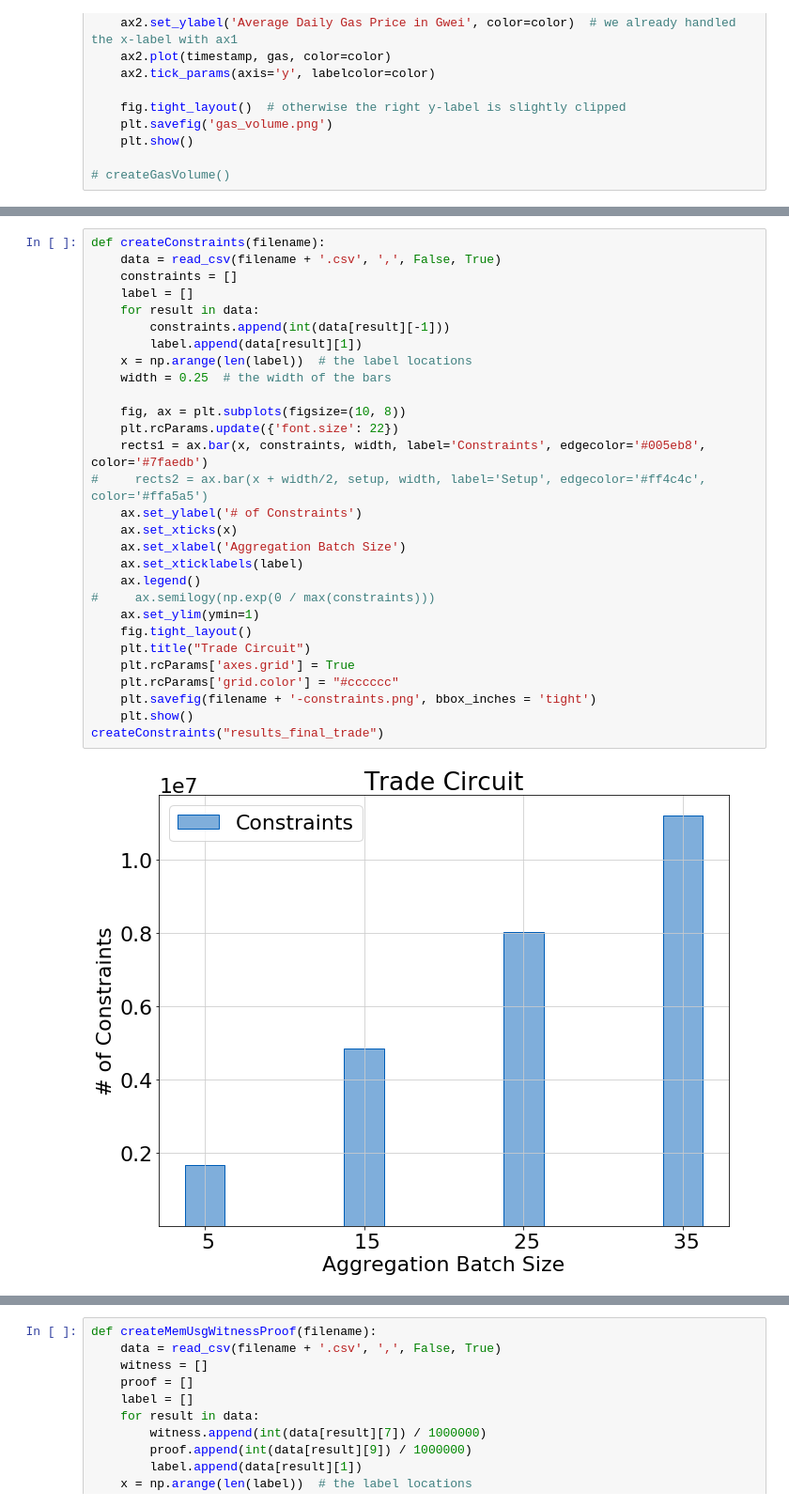
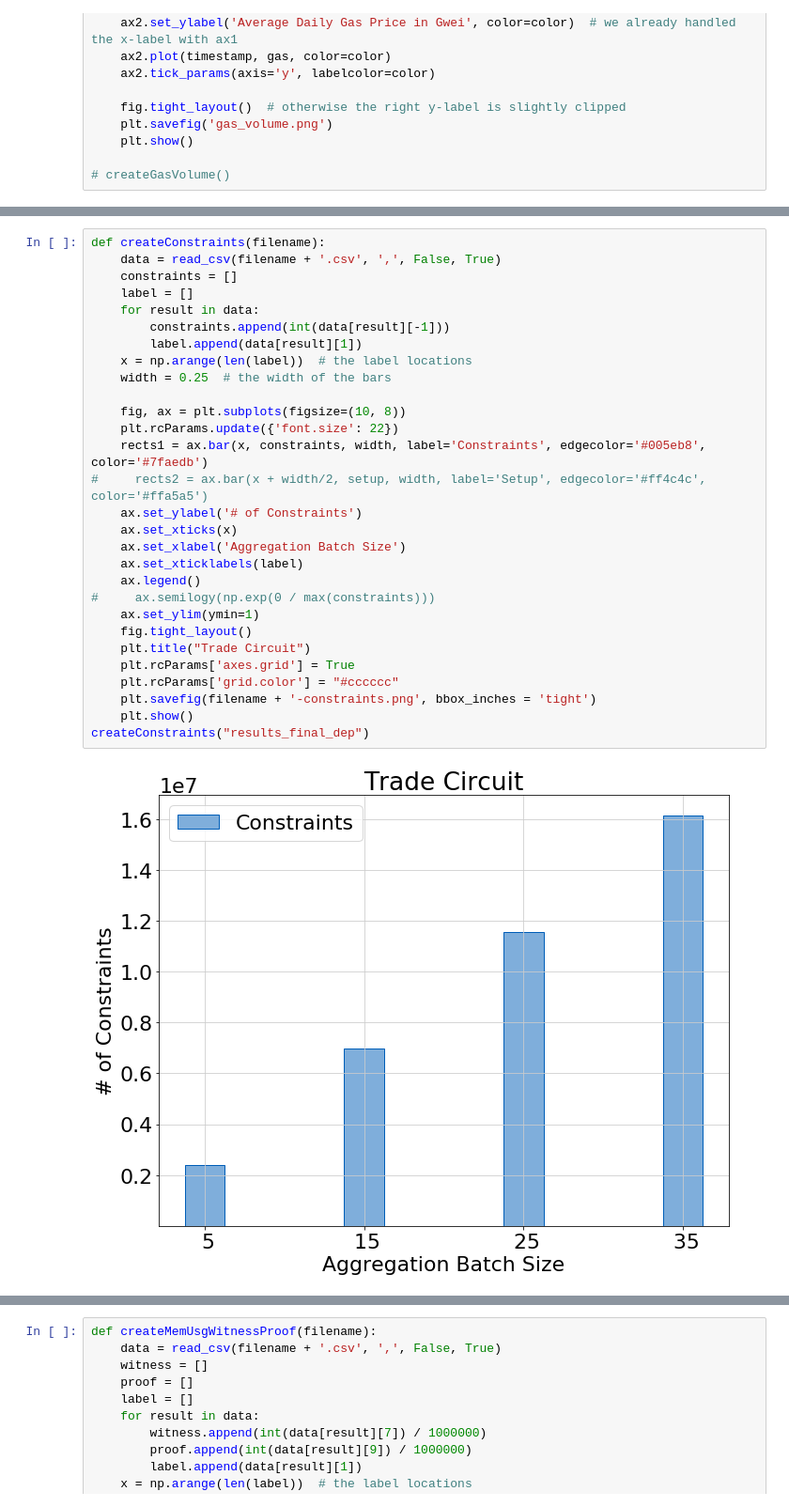
Before and after one commit to petscheit/bachelor, a Jupyter notebook: thesis/diagrams/Diagrams.ipynb, the cells around one changed output, grey strips where cells are left out. Shown: that part at 94% size. Cells and saved outputs as stored; diff of their text form.

```diff
--- a/thesis/diagrams/Diagrams.ipynb
+++ b/thesis/diagrams/Diagrams.ipynb
@@ -136,34 +136,34 @@ createWitnessProofTime("results_final_dep")
 # %%
 def createConstraints(filename):
     data = read_csv(filename + '.csv', ',', False, True)
     constraints = []
     label = []
     for result in data:
         constraints.append(int(data[result][-1]))
         label.append(data[result][1])
     x = np.arange(len(label))  # the label locations
     width = 0.25  # the width of the bars
 
     fig, ax = plt.subplots(figsize=(10, 8))
     plt.rcParams.update({'font.size': 22})
     rects1 = ax.bar(x, constraints, width, label='Constraints', edgecolor='#005eb8', color='#7faedb')
 #     rects2 = ax.bar(x + width/2, setup, width, label='Setup', edgecolor='#ff4c4c', color='#ffa5a5')
     ax.set_ylabel('# of Constraints')
     ax.set_xticks(x)
     ax.set_xlabel('Aggregation Batch Size')
     ax.set_xticklabels(label)
     ax.legend()
 #     ax.semilogy(np.exp(0 / max(constraints)))
     ax.set_ylim(ymin=1)
     fig.tight_layout()
     plt.title("Trade Circuit")
     plt.rcParams['axes.grid'] = True
     plt.rcParams['grid.color'] = "#cccccc"
     plt.savefig(filename + '-constraints.png', bbox_inches = 'tight')
     plt.show()
-createConstraints("results_final_trade")
+createConstraints("results_final_dep")
 # %% [output]
-[figure, old version]
+[figure, new version]
 # %%
 def createMemUsgCompileSetup(filename):
     data = read_csv(filename + '.csv', ',', False, True)
```
Also changed, not shown: parts of 7 cells of this notebook, 55 other files.
